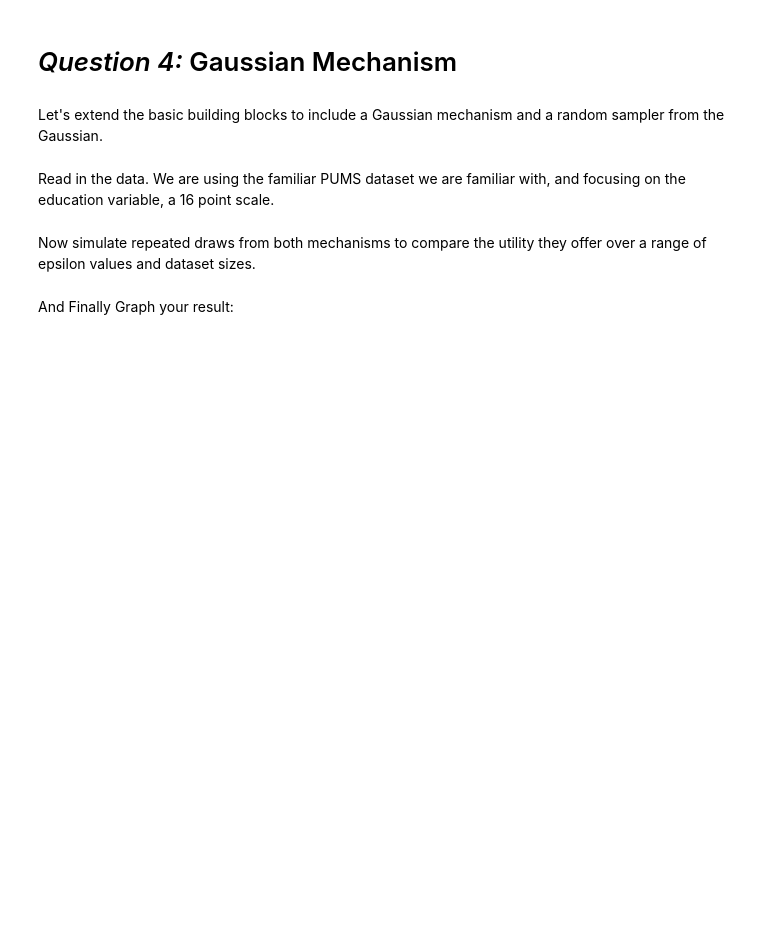
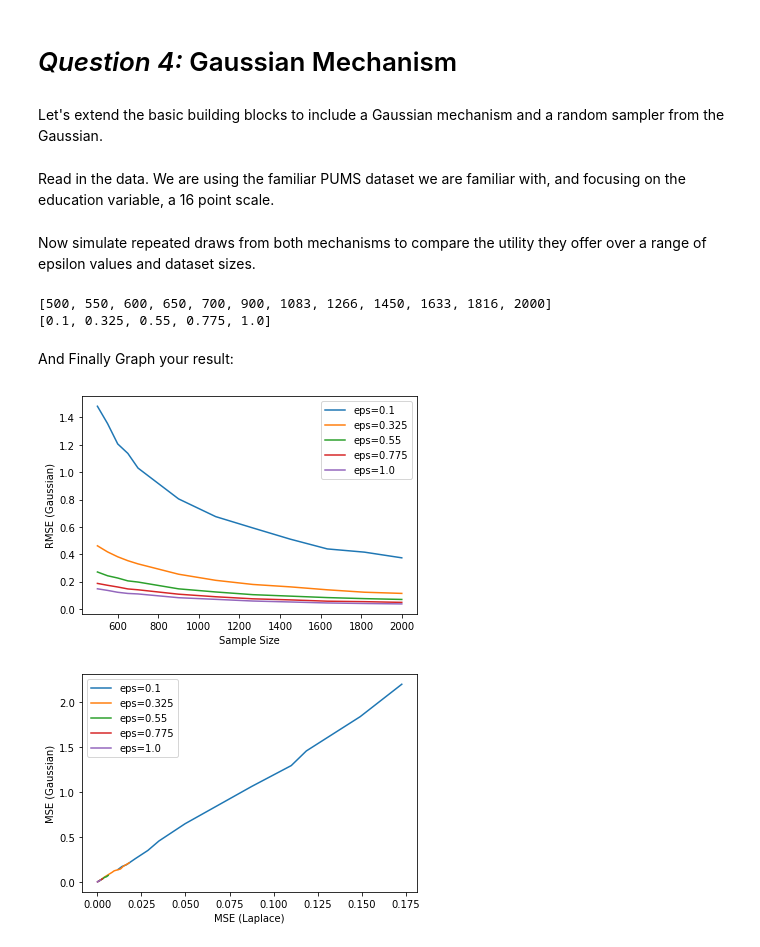
Before and after one commit to shmoradiali/DP-Practical-Assignment-1, a Jupyter notebook: DP_CHW1.ipynb, the cells around one changed output. Saved outputs shown, nothing was run; the diff lists cells and outputs as text; code cells hidden in the pictures; blank space fills up the shorter version.

```diff
--- a/DP_CHW1.ipynb
+++ b/DP_CHW1.ipynb
@@ -334,6 +394,11 @@ help(make_count_by_categories)
 # *Question 4:* Gaussian Mechanism
 # %% [markdown]
 Let's extend the basic building blocks to include a Gaussian mechanism and a random sampler from the Gaussian.
+# %%
+def release_dp_mean_gaussian(x, eps, delta, lower, upper):
+    scale = (upper - lower) / (len(x) * eps) * np.sqrt(2 * np.log(2 / delta))
+    avg = sum(np.clip(x, lower, upper)) / len(x)
+    return avg + rng.normal(0, scale)
 # %% [markdown]
 Read in the data. We are using the familiar PUMS dataset we are familiar with, and focusing on the education variable, a 16 point scale.
 # %%
@@ -342,5 +407,70 @@ data = pd.read_csv(
     "https://raw.githubusercontent.com/opendp/cs208/main/spring2022/data/FultonPUMS5full.csv")
 # %% [markdown]
 Now simulate repeated draws from both mechanisms to compare the utility they offer over a range of epsilon values and dataset sizes.
+# %%
+def bootstrap(data, size):
+    return data[rng.integers(0, len(data), size)]
+
+
+size_vals = list(np.linspace(500, 700, 5)) + list(np.linspace(900, 2000, 7))
+size_vals = [int(x) for x in size_vals]
+
+eps_vals = list(np.linspace(0.1, 1, 5))
+
+print(size_vals)
+print(eps_vals)
+
+results = []
+
+for i in tqdm(range(len(size_vals))):
+    size = size_vals[i]
+    for eps in eps_vals:
+        err_lap, err_gauss = 0, 0
+        for _ in range(4*num_sims):
+            sample = bootstrap(data['educ'].values, size)
+            true_mean = np.clip(sample, 1, 16).mean()
+            private_lap_mean = release_dp_mean(sample, eps, 1, 16)
+            err_lap += (true_mean - private_lap_mean) ** 2
+
+            private_gauss_mean = release_dp_mean_gaussian(sample, eps, 1e-5, 1, 16)
+            err_gauss += (true_mean - private_gauss_mean) ** 2
+
+        results.append({
+            'size': size,
+            'eps': eps,
+            'error_laplace': err_lap / (4*num_sims),
+            'error_gaussian': err_gauss / (4*num_sims),
+        })
+# %% [output]
+[500, 550, 600, 650, 700, 900, 1083, 1266, 1450, 1633, 1816, 2000]
+[0.1, 0.325, 0.55, 0.775, 1.0]
 # %% [markdown]
 And Finally Graph your result:
+# %%
+plt.ylabel("RMSE (Gaussian)")
+plt.xlabel("Sample Size")
+
+eps_res = {eps: [] for eps in eps_vals}
+for record in results:
+    eps = record['eps']
+    eps_res[eps].append((record['size'], record['error_laplace'], record['error_gaussian']))
+
+for eps in eps_vals:
+    eps_res[eps].sort()
+    xs, ys = [size for size, _, _ in eps_res[eps]], [np.sqrt(err) for _, _, err in eps_res[eps]]
+    plt.plot(xs[:], ys[:], label=f"eps={eps}")
+
+plt.legend()
+plt.show()
+
+plt.ylabel("MSE (Gaussian)")
+plt.xlabel("MSE (Laplace)")
+for eps in eps_vals:
+    xs, ys = [err_lap for _, err_lap, _ in eps_res[eps]], [err_gauss for _, _, err_gauss in eps_res[eps]]
+    plt.plot(xs[:], ys[:], label=f"eps={eps}")
+
+plt.legend()
+plt.show()
+# %% [output]
+[figure, added]
+[figure, added]
```
Also changed, not shown: parts of 14 cells of this notebook.
